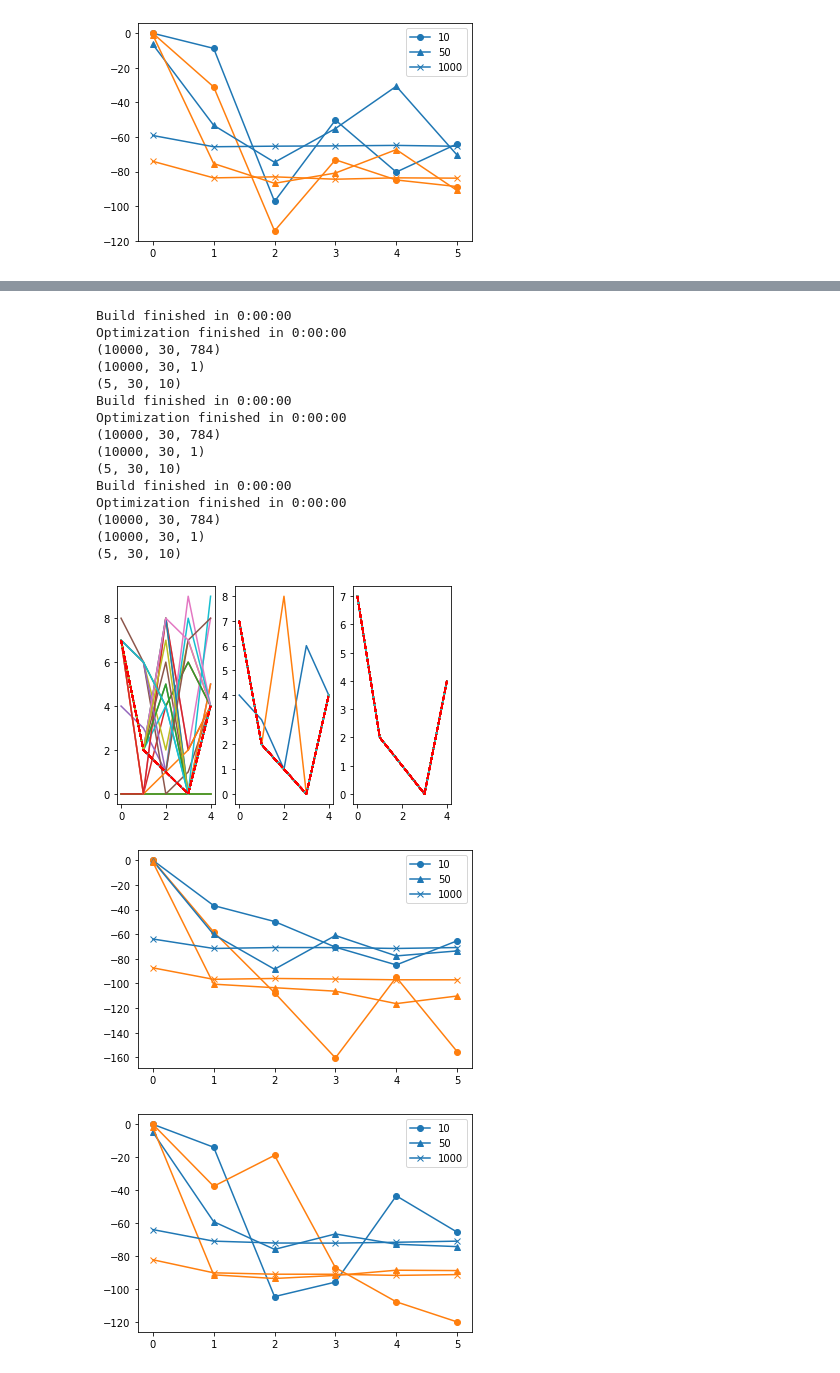
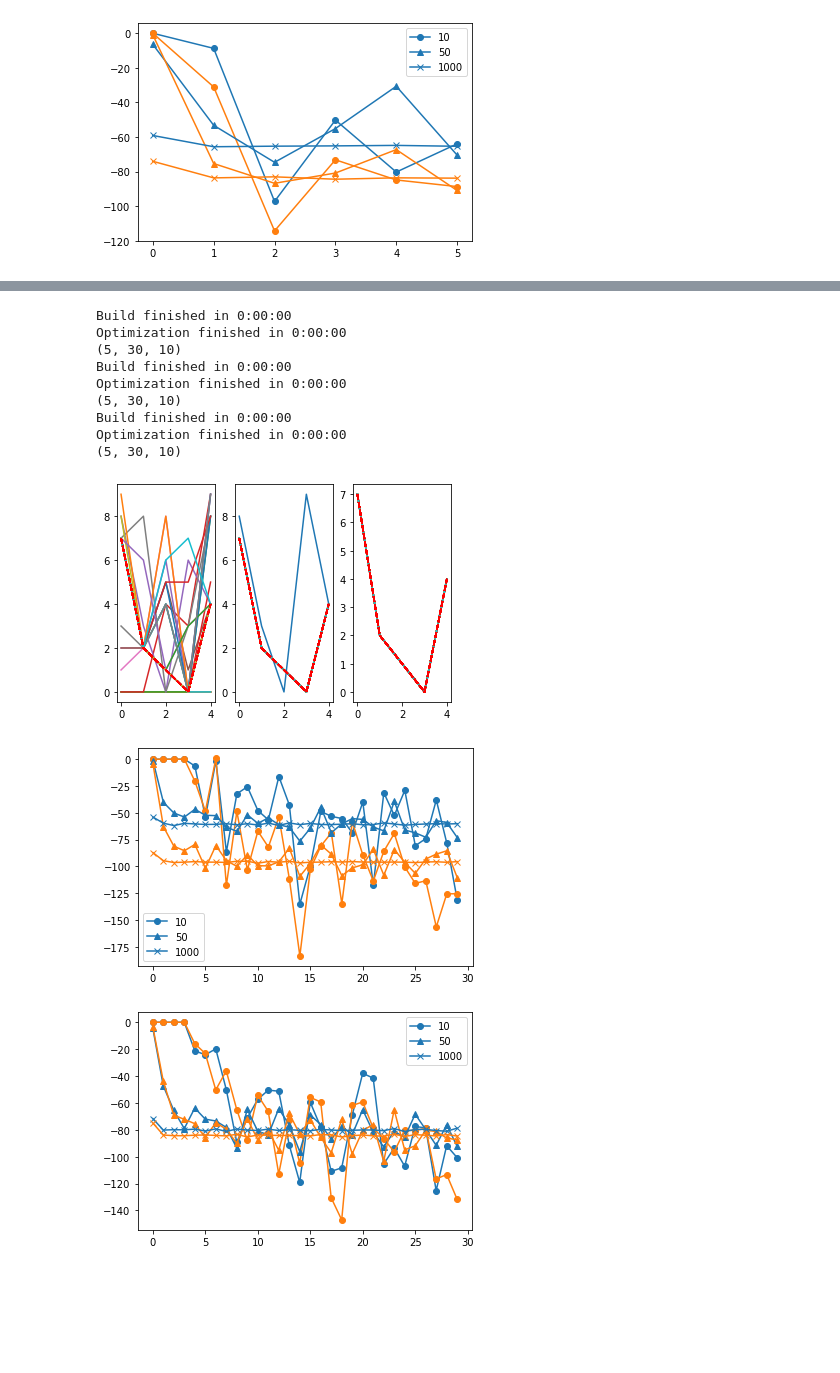
Before and after one commit to abr/neurorobotics-2020, a Jupyter notebook: Gain amplitude scaling test.ipynb, the cells around one changed output, grey strips where cells are left out. Drawn from its saved outputs; the diff is of its cells as text; code cells hidden in the pictures; blank space fills up the shorter version.

```diff
--- a/Gain amplitude scaling test.ipynb
+++ b/Gain amplitude scaling test.ipynb
@@ -403,28 +433,5 @@ Optimization finished in 0:00:00
 # %%
-# Using a converted ConvNet Keras network with a ReLU input layer in NengoDL
 
-tf.random.set_seed(0)
-input = tf.keras.Input(shape=(28, 28, 1), batch_size=minibatch_size)
-
-relu = tf.keras.layers.Activation(tf.nn.relu)
-relu_out = relu(input)
-
-conv1 = tf.keras.layers.Conv2D(
-    filters=32,
-    kernel_size=3,
-    strides=1,
-    use_bias=False,
-    activation=tf.nn.relu,
-    data_format="channels_last"
-)
-conv1_out = conv1(relu_out)
-
-flatten = tf.keras.layers.Flatten()(conv1_out)
-
-dense = tf.keras.layers.Dense(units=10, use_bias=False)
-dense_out = dense(flatten)
-
-model = tf.keras.Model(inputs=input, outputs=dense_out)
 converter = nengo_dl.Converter(
     model,
     swap_activations={tf.nn.relu: nengo.RectifiedLinear()},
@@ -432,11 +439,12 @@ converter = nengo_dl.Converter(
 net = converter.net
 nengo_input = converter.inputs[input]
 nengo_output = converter.outputs[dense_out]
+nengo_relu1 = converter.layer_map[relu][0][0]
 nengo_conv1 = converter.layer_map[conv1][0][0]
 
 nengo_conv1.ensemble.gain = nengo.dists.Choice([1])
 with converter.net as net:
-    net.config[nengo_relu.ensemble.neurons].trainable = False
+    net.config[nengo_relu1.ensemble.neurons].trainable = False
     net.config[nengo_conv1.ensemble.neurons].trainable = False
 
 sim = nengo_dl.Simulator(net, minibatch_size=minibatch_size, seed=0)
@@ -462,6 +470,8 @@ sim.save_params("mnist_params")
 sim.compile(loss={nengo_output: classification_accuracy})
 print("accuracy after training:",
       sim.evaluate(test_images, {nengo_output: test_labels}, verbose=0)["loss"])
+
+sim.close()
 # %% [output]
 Build finished in 0:00:00
 Optimization finished in 0:00:00
@@ -566,46 +578,39 @@ for jj, gain_scale in enumerate(gain_scales):
     sim = nengo_dl.Simulator(net, minibatch_size=1, seed=0)
     sim.load_params("mnist_params")
     n_test = 5
-    data = sim.predict({nengo_input: test_images[:n_test]})
-    print(test_images.shape)
-    print(test_labels.shape)
+    data = sim.predict({nengo_input: test_images[:n_test]}, stateful=False)
 
     print(data[nengo_output].shape)
     plt.figure(0)
     plt.subplot(1, len(gain_scales), jj+1)
     for ii in range(data[nengo_output].shape[1]):
         plt.plot(np.argmax(data[nengo_output][:, ii], axis=1))
     plt.plot(test_labels[:n_test].squeeze(), 'r--')
 
     for ii in range(data[nengo_output].shape[0]):
         plt.figure(ii+1)
         plt.gca().set_prop_cycle(None)
         #plt.subplot(1, len(gain_scales), jj+1)
-        plt.plot(data[nengo_output][ii, ::5, :2], marker=markers[jj])
+        plt.plot(data[nengo_output][ii, :, :2], marker=markers[jj])
+    sim.close()
 
 # make the legends
 from matplotlib.lines import Line2D
 custom_lines = [Line2D([0], [0], marker=marker) for marker in markers]
 
 for jj in range(data[nengo_output].shape[0]):
     plt.figure(jj+1)
     plt.legend(custom_lines, gain_scales)
 # %% [output]
 Build finished in 0:00:00
 Optimization finished in 0:00:00
-(10000, 30, 784)
-(10000, 30, 1)
 (5, 30, 10)
 Build finished in 0:00:00
 Optimization finished in 0:00:00
-(10000, 30, 784)
-(10000, 30, 1)
 (5, 30, 10)
 Build finished in 0:00:00
 Optimization finished in 0:00:00
-(10000, 30, 784)
-(10000, 30, 1)
 (5, 30, 10)
-[figure, old version]
+[figure, new version]
-[figure, old version]
+[figure, new version]
-[figure, old version]
+[figure, new version]
```
Also changed, not shown: parts of 10 cells of this notebook.
